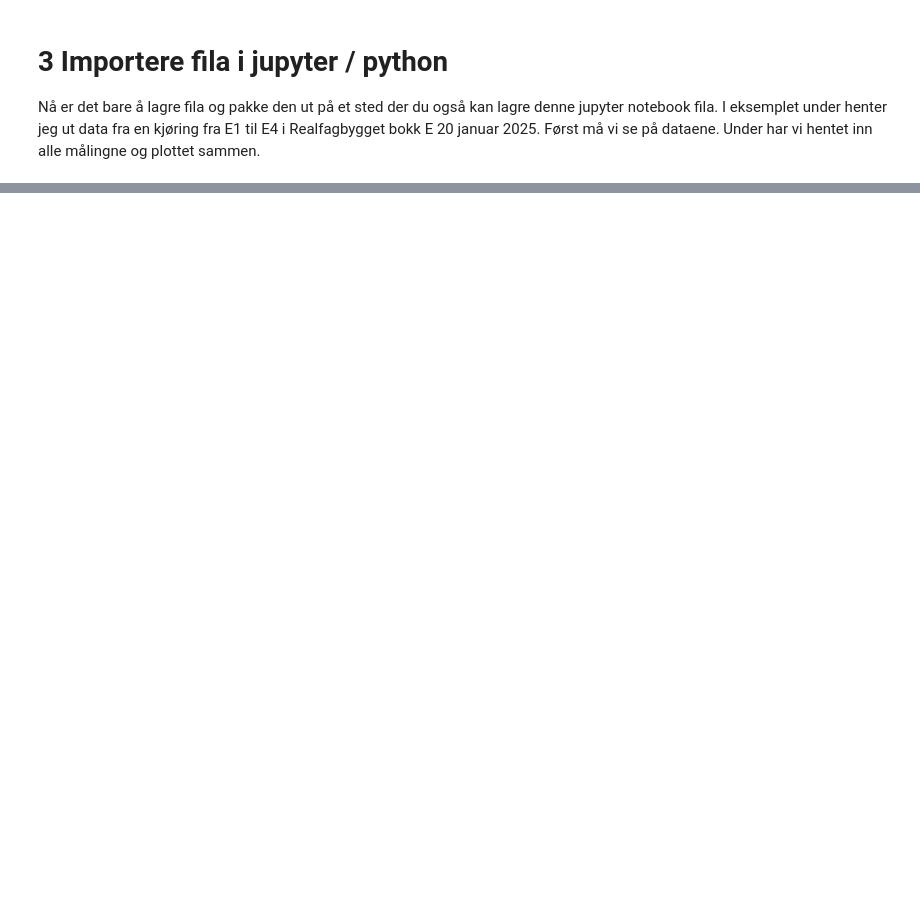
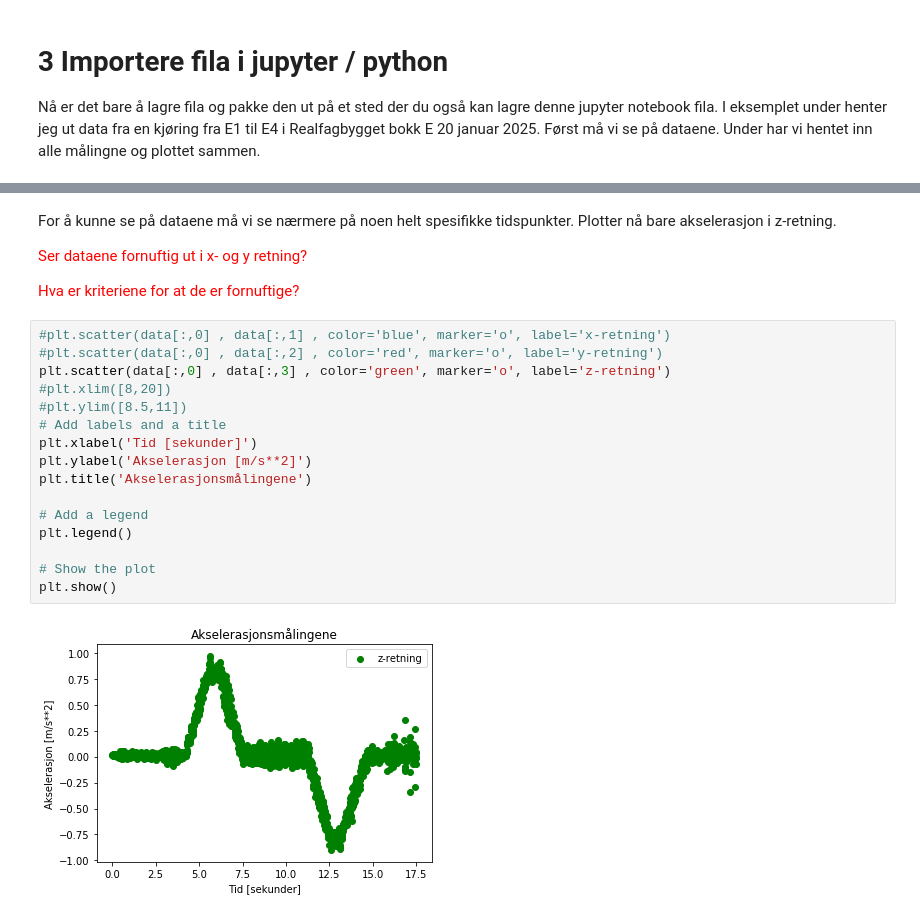
Before and after one commit to magnusendresen/IFYT1002_BIDATA, a Jupyter notebook: oving3/Minilab 2.ipynb, the cells around one changed output, grey strips where cells are left out. Cells and saved outputs as stored; diff of their text form; blank space fills up the shorter version.

```diff
--- a/oving3/Minilab 2.ipynb
+++ b/oving3/Minilab 2.ipynb
@@ -71 +72,25 @@ plt.show()
+# %% [markdown]
+For å kunne se på dataene må vi se nærmere på noen helt spesifikke tidspunkter. Plotter nå bare akselerasjon i z-retning.
+
+<span style="color:red">Ser dataene fornuftig ut i x- og y retning? </span>
+
+<span style="color:red">Hva er kriteriene for at de er fornuftige? </span>
+# %%
+#plt.scatter(data[:,0] , data[:,1] , color='blue', marker='o', label='x-retning')
+#plt.scatter(data[:,0] , data[:,2] , color='red', marker='o', label='y-retning')
+plt.scatter(data[:,0] , data[:,3] , color='green', marker='o', label='z-retning')
+#plt.xlim([8,20])
+#plt.ylim([8.5,11])
+# Add labels and a title
+plt.xlabel('Tid [sekunder]')
+plt.ylabel('Akselerasjon [m/s**2]')
+plt.title('Akselerasjonsmålingene')
+
+# Add a legend
+plt.legend()
+
+# Show the plot
+plt.show()
+# %% [output]
+[figure, added]
 # %% [markdown]
```
Also changed, not shown: parts of 20 cells of this notebook, 1 other file.
